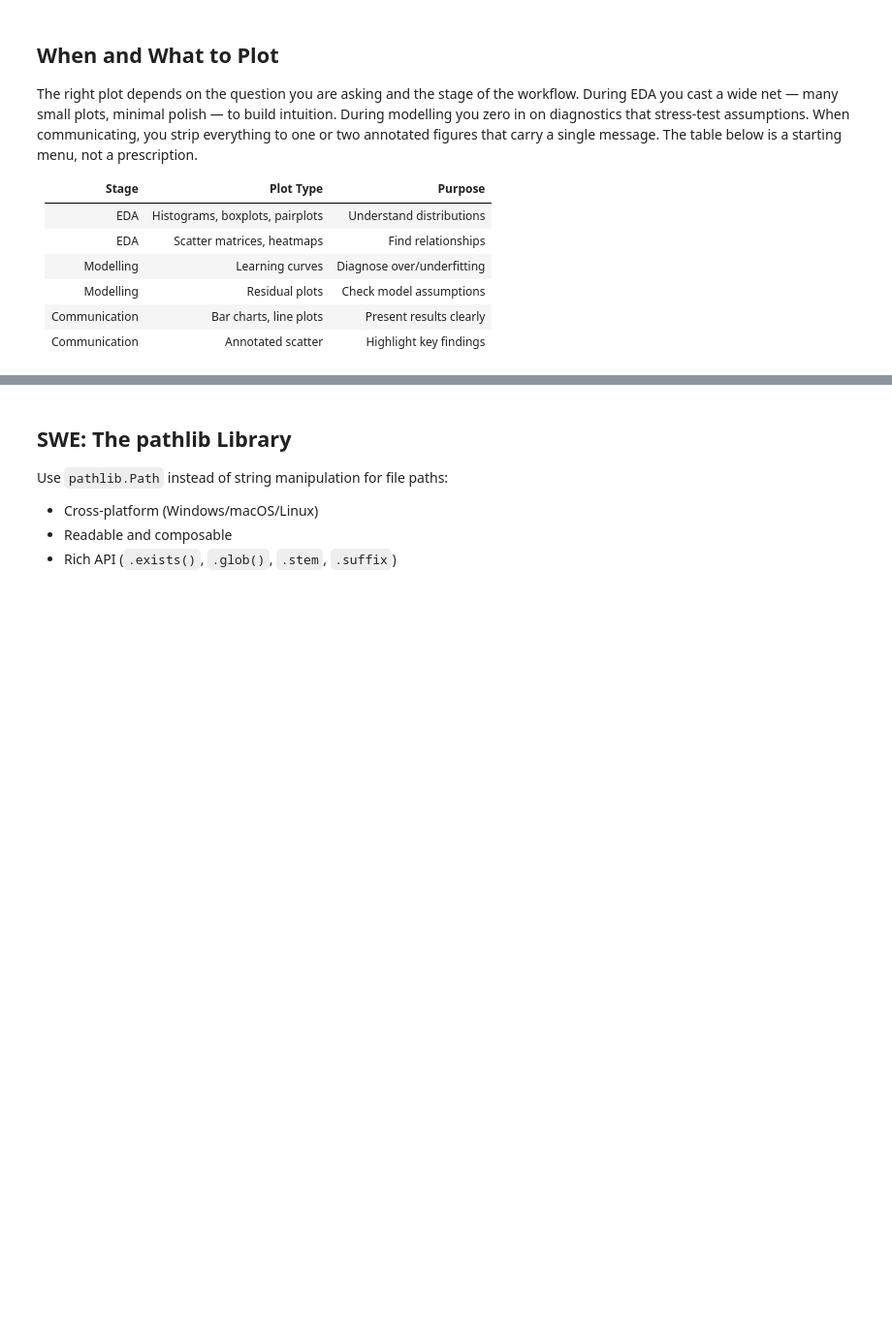
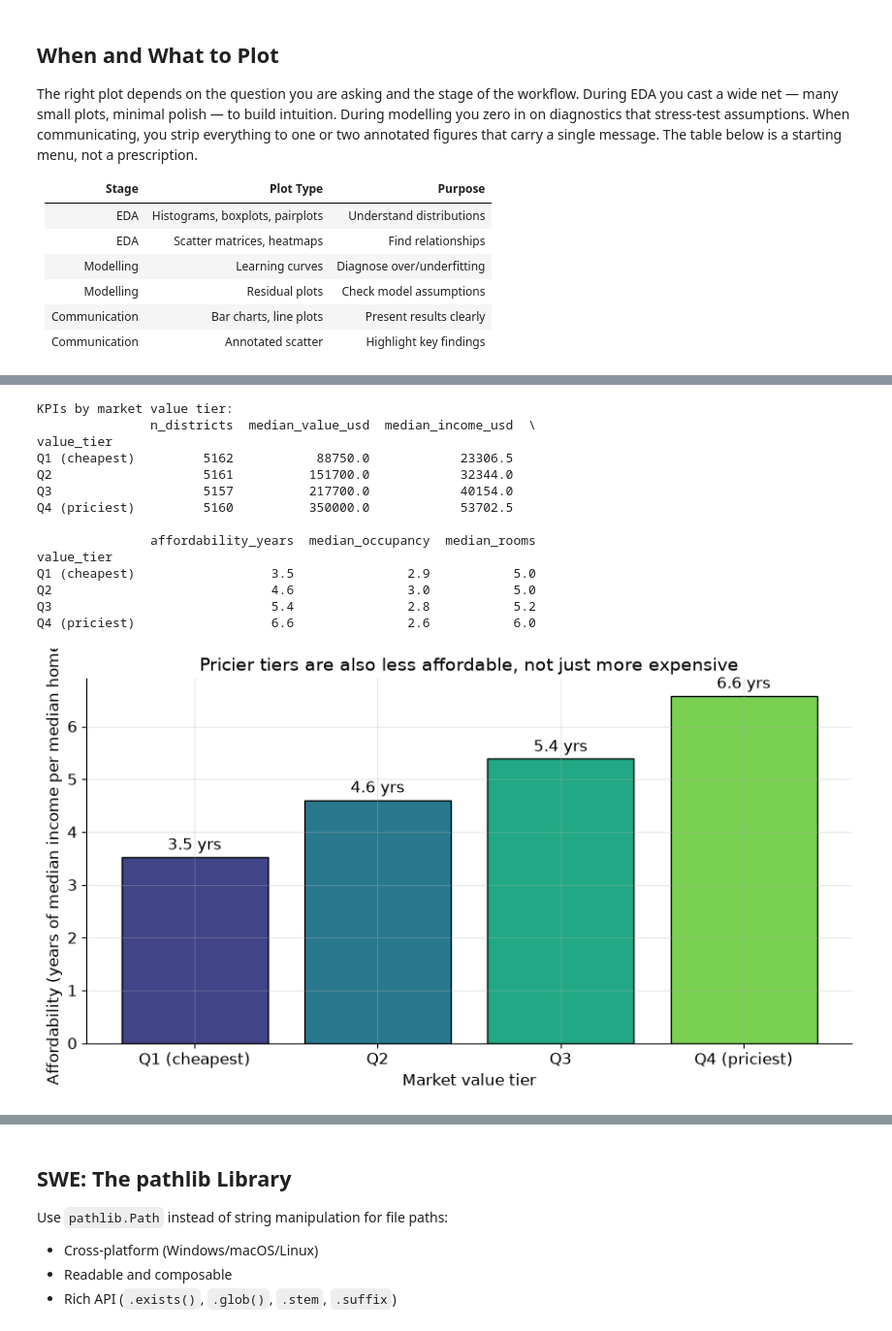
Before and after one commit to cambridge-FDS/fun_ds, a Jupyter notebook: docs/lectures/lecture_4.ipynb, the cells around one changed output, grey strips where cells are left out. Shown at 97% size. Cells and saved outputs as stored; diff of their text form; code cells hidden in the pictures; blank space fills up the shorter version.

```diff
--- a/docs/lectures/lecture_4.ipynb
+++ b/docs/lectures/lecture_4.ipynb
@@ -289,0 +589,52 @@ The right plot depends on the question you are asking and the stage of the workf
+# %%
+# KPI 1: affordability (price-to-income in years), unit-aware as derived above.
+kpi = df.copy()
+kpi["price_to_income"] = 10 * kpi["MedHouseVal"] / kpi["MedInc"]
+
+# Segment: value tiers (quartiles of median house value).
+kpi["value_tier"] = pd.qcut(
+    kpi["MedHouseVal"], q=4, labels=["Q1 (cheapest)", "Q2", "Q3", "Q4 (priciest)"]
+)
+
+# Profile each tier with medians (robust to the tails found in Steps 2-3).
+tier_kpis = kpi.groupby("value_tier", observed=True).agg(
+    n_districts=("MedHouseVal", "size"),
+    median_value_usd=("MedHouseVal", lambda s: 100_000 * s.median()),
+    median_income_usd=("MedInc", lambda s: 10_000 * s.median()),
+    affordability_years=("price_to_income", "median"),
+    median_occupancy=("AveOccup", "median"),
+    median_rooms=("AveRooms", "median"),
+)
+print("KPIs by market value tier:")
+print(tier_kpis.round(1))
+
+# Communicate the headline KPI with a single, clearly labelled bar chart.
+fig, ax = plt.subplots(figsize=(9, 5))
+bars = ax.bar(
+    tier_kpis.index.astype(str),
+    tier_kpis["affordability_years"],
+    color=sns.color_palette("viridis", len(tier_kpis)),
+    edgecolor="black",
+)
+ax.bar_label(bars, fmt="%.1f yrs", padding=3)
+ax.set_ylabel("Affordability (years of median income per median home)")
+ax.set_xlabel("Market value tier")
+ax.set_title("Pricier tiers are also less affordable, not just more expensive")
+plt.tight_layout()
+plt.show()
+# %% [output]
+KPIs by market value tier:
+               n_districts  median_value_usd  median_income_usd  \
+value_tier
+Q1 (cheapest)         5162           88750.0            23306.5
+Q2                    5161          151700.0            32344.0
+Q3                    5157          217700.0            40154.0
+Q4 (priciest)         5160          350000.0            53702.5
+
+               affordability_years  median_occupancy  median_rooms
+value_tier
+Q1 (cheapest)                  3.5               2.9           5.0
+Q2                             4.6               3.0           5.0
+Q3                             5.4               2.8           5.2
+Q4 (priciest)                  6.6               2.6           6.0
+[figure, added]
```
Also changed, not shown: parts of 20 cells of this notebook, 13 other files.
